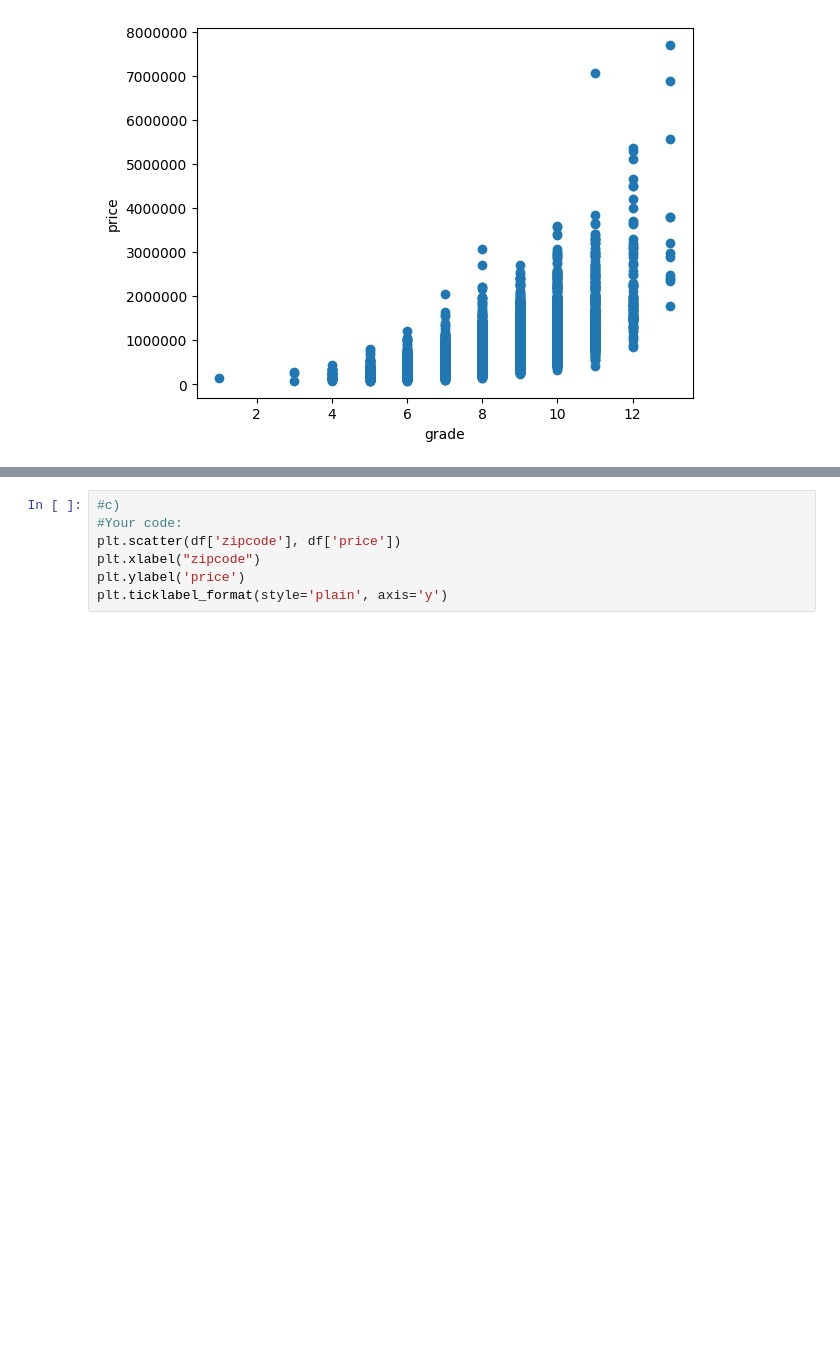
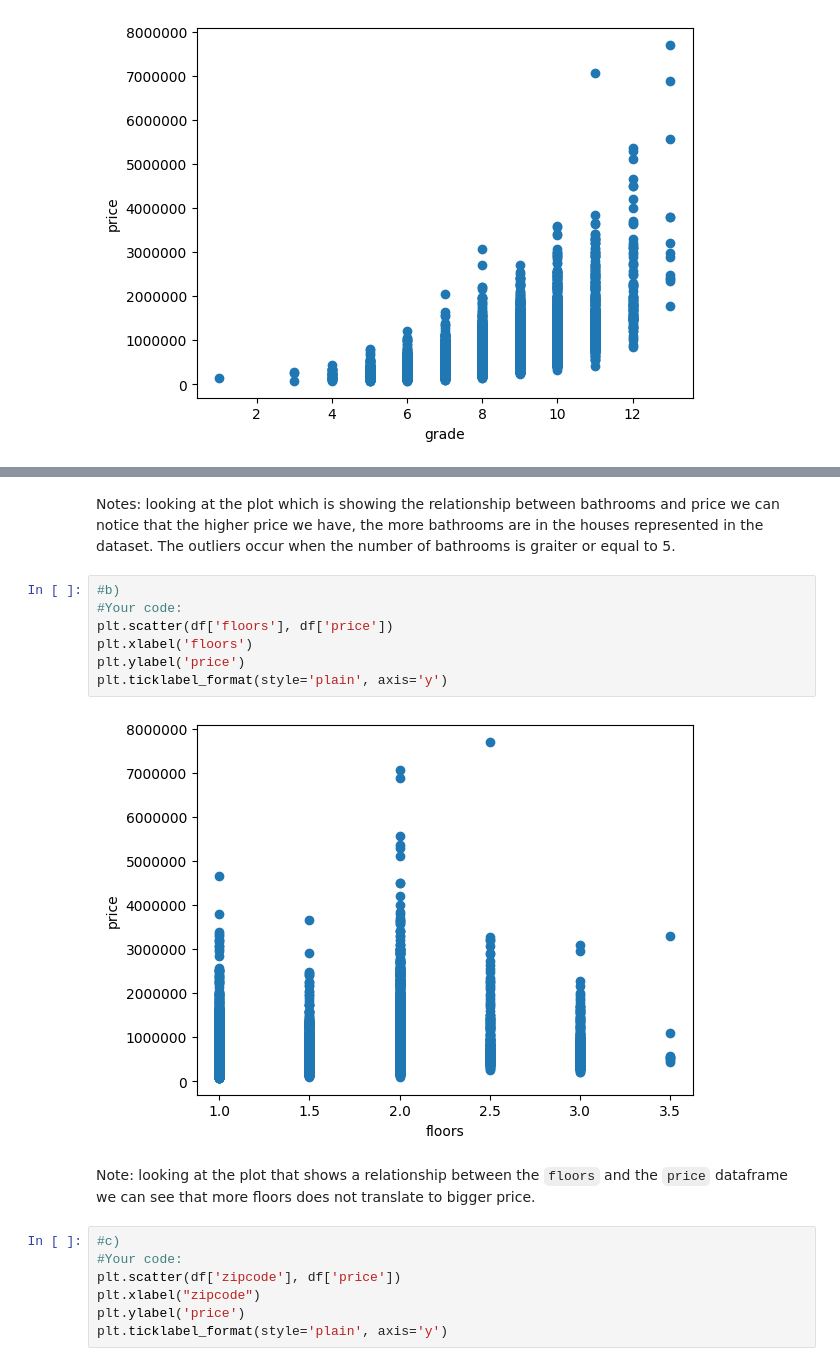
Before and after one commit to qojigedou/data_science, a Jupyter notebook: Assignment_1_without_code.ipynb, the cells around one changed output, grey strips where cells are left out. Cells and saved outputs as stored; diff of their text form; blank space fills up the shorter version.

```diff
--- a/Assignment_1_without_code.ipynb
+++ b/Assignment_1_without_code.ipynb
@@ -85,3 +102,16 @@ plt.ticklabel_format(style='plain', axis='y')
+# %% [markdown]
+Notes: looking at the plot which is showing the relationship between bathrooms and price we can notice that the higher price we have, the more bathrooms are in the houses represented in the dataset. The outliers occur when the number of bathrooms is graiter or equal to  5.
+# %%
+#b)
+#Your code:
+plt.scatter(df['floors'], df['price'])
+plt.xlabel('floors')
+plt.ylabel('price')
+plt.ticklabel_format(style='plain', axis='y')
+# %% [output]
+[figure, added]
+# %% [markdown]
+Note: looking at the plot that shows a relationship between the `floors` and the `price` dataframe we can see that more floors does not translate to bigger price.
 # %%
 #c)
 #Your code:
```
Also changed, not shown: parts of 16 cells of this notebook.
